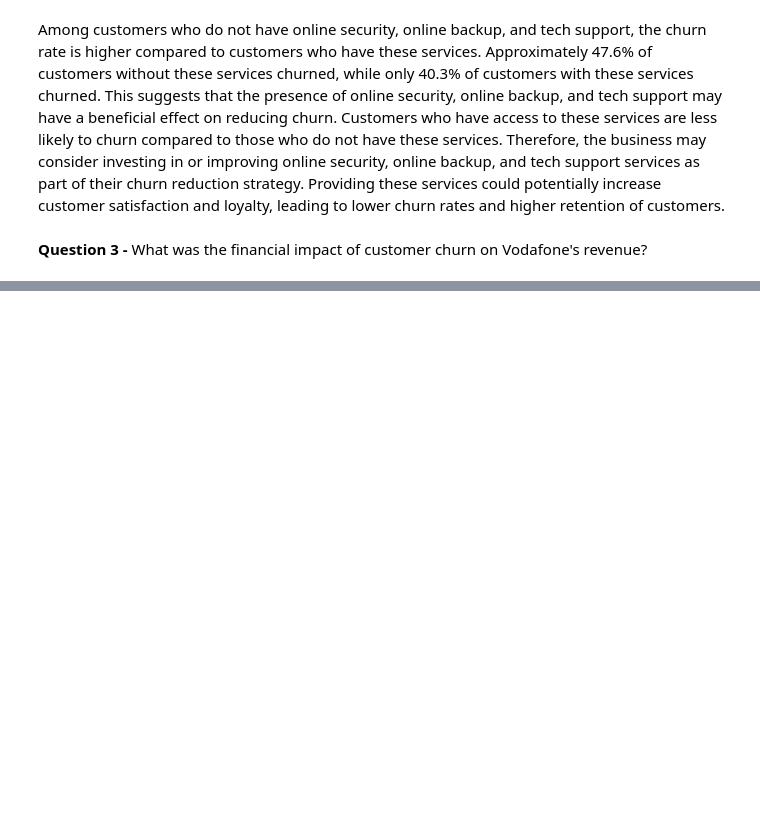
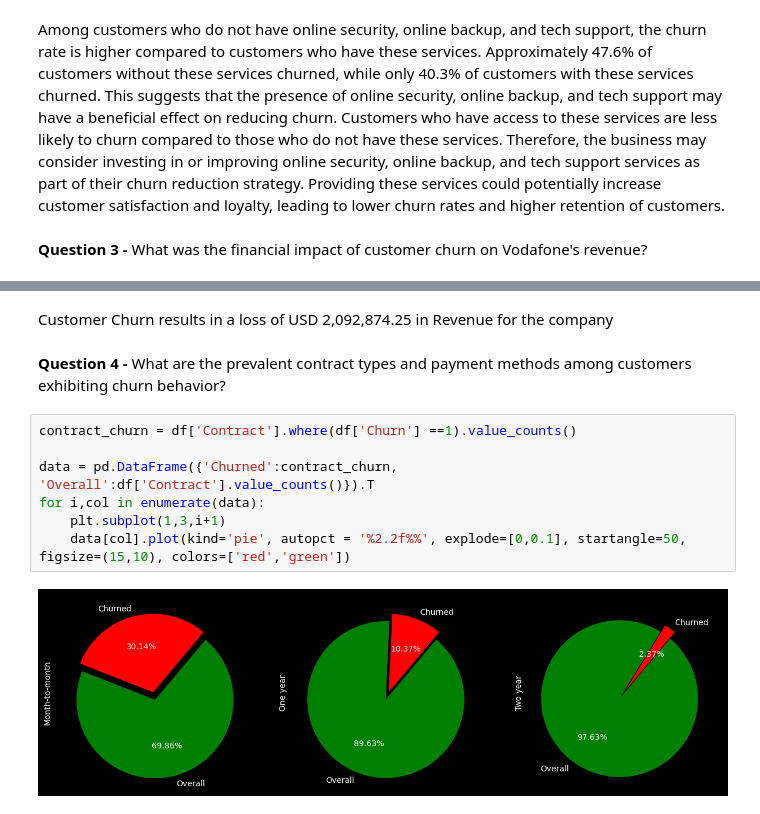
Before and after one commit to zubeetech/Customer-Churn-Prediction, a Jupyter notebook: Notebook/customer_churn.ipynb, the cells around one changed output, grey strips where cells are left out. Cells and saved outputs as stored; diff of their text form; blank space fills up the shorter version.

Commit message:
answered 5 questions

```diff
--- a/Notebook/customer_churn.ipynb
+++ b/Notebook/customer_churn.ipynb
@@ -546,0 +560,14 @@ Therefore, the business may consider investing in or improving online security,
+# %% [markdown]
+
+Customer Churn results in a loss of USD 2,092,874.25 in Revenue for the company
+# %% [markdown]
+**Question 4 -** What are the prevalent contract types and payment methods among customers exhibiting churn behavior?
+# %%
+contract_churn = df['Contract'].where(df['Churn'] ==1).value_counts()
+
+data = pd.DataFrame({'Churned':contract_churn, 'Overall':df['Contract'].value_counts()}).T
+for i,col in enumerate(data):
+    plt.subplot(1,3,i+1)
+    data[col].plot(kind='pie', autopct = '%2.2f%%', explode=[0,0.1], startangle=50, figsize=(15,10), colors=['red','green'])
+# %% [output]
+[figure, added]
```
Also changed, not shown: parts of 7 cells of this notebook.
